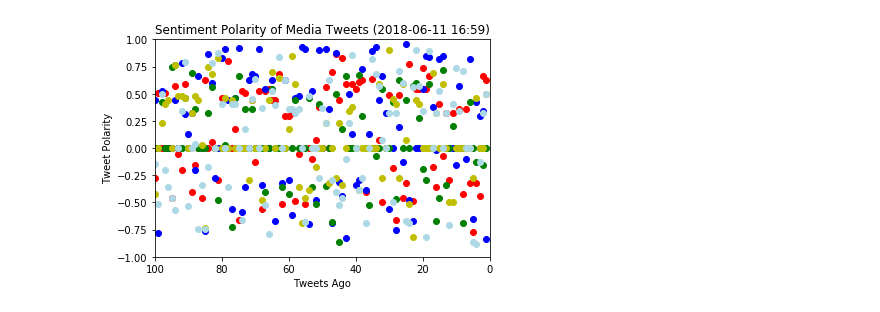
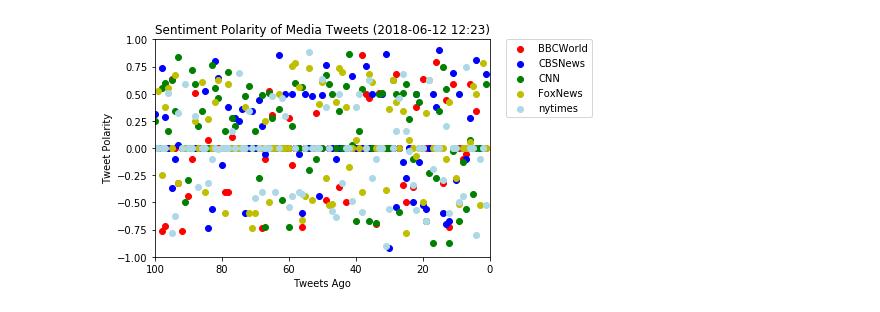
Before and after one commit to rglukins/bootcamp_homework, a Jupyter notebook: social_analytics/social_analytics.ipynb, the cells around one changed output. Cells and saved outputs as stored; diff of their text form; code cells hidden in the pictures.

```diff
--- a/social_analytics/social_analytics.ipynb
+++ b/social_analytics/social_analytics.ipynb
@@ -24,7 +30,7 @@ api = tweepy.API(auth, parser=tweepy.parsers.JSONParser())
 analyzer = SentimentIntensityAnalyzer()
 # %%
 # identify target twitter accounts
-targets = ['SamHarrisOrg', 'realDonaldTrump', 'TheRickWilson', 'jordanbpeterson', 'RealCandaceO']
+targets = ['BBCWorld', 'CBSNews', 'CNN', 'FoxNews', 'nytimes']
 # %%
 # set up lists to hold the data from api calls and sentiment analysis
 twitter_feed = []
@@ -117,19 +111,26 @@ df4.head()
 # %%
 #set the time variables
 now = datetime.now()
 now = now.strftime("%Y-%m-%d %H:%M")
 
 # plot the tweet sentiment analysis
 plt.scatter(df1["Tweets Ago"], df1["Compound Score"], marker="o", color="r")
 plt.scatter(df2["Tweets Ago"], df2["Compound Score"], marker="o", color="b")
 plt.scatter(df3["Tweets Ago"], df3["Compound Score"], marker="o", color="g")
 plt.scatter(df4["Tweets Ago"], df4["Compound Score"], marker="o", color="y")
 plt.scatter(df5["Tweets Ago"], df5["Compound Score"], marker="o", color="lightblue")
 plt.title(f"Sentiment Polarity of Media Tweets ({now})")
 plt.xlim(100, 0)
 plt.ylim(-1.0, 1.0)
 plt.xlabel("Tweets Ago")
 plt.ylabel("Tweet Polarity")
+
+# create a legend for the plot
+plt.legend(labels=targets, bbox_to_anchor=(1.05, 1), loc=2, borderaxespad=0.)
+
+# save plot to png
+plt.savefig("twitter_sentiment.png")
+
 plt.show()
 # %% [output]
-[figure, old version]
+[figure, new version]
```
Also changed, not shown: parts of 6 cells of this notebook, 3 other files.
